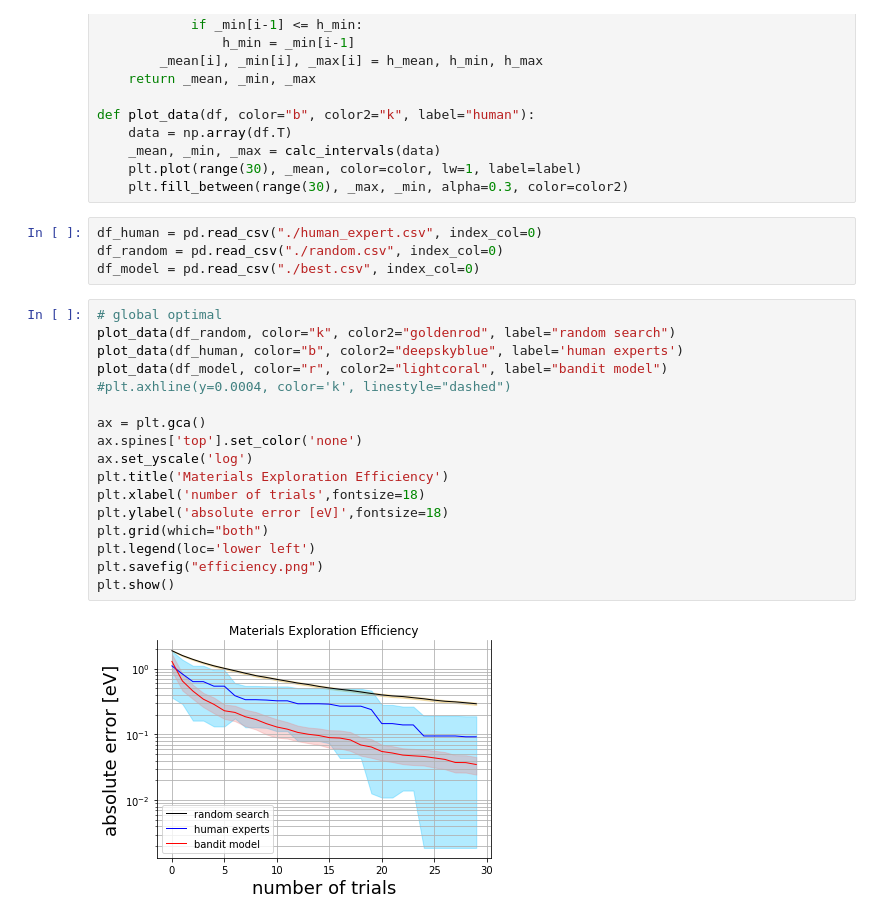
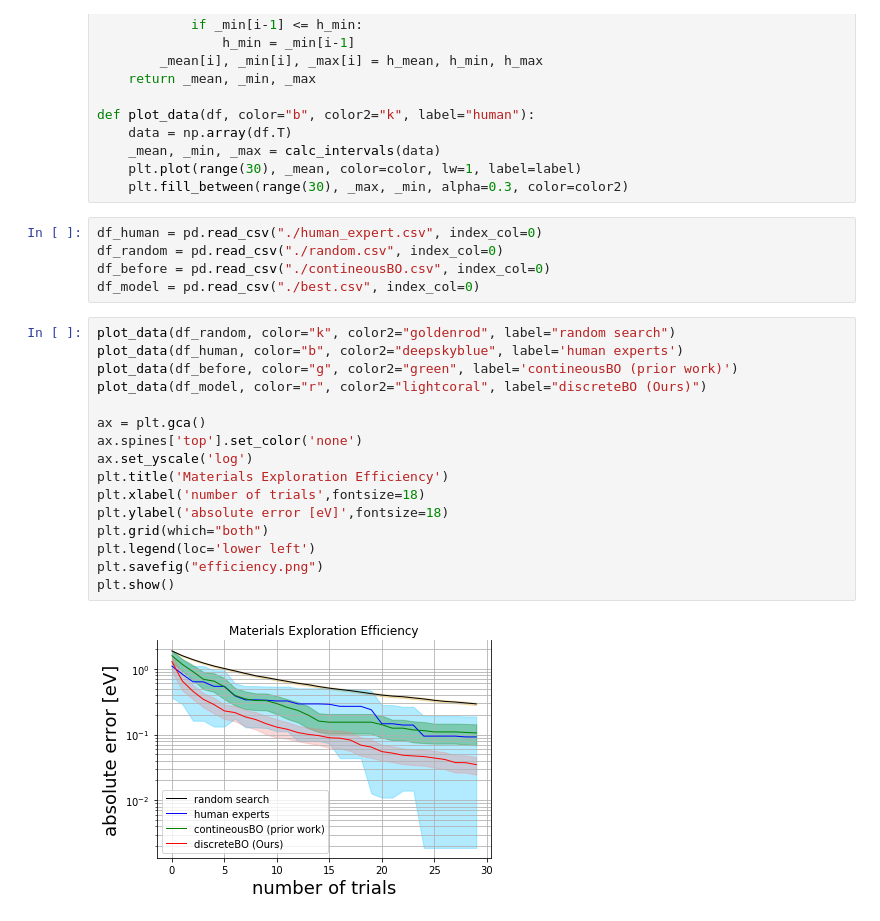
Before and after one commit to ma921/BanditMaterialsExplorer, a Jupyter notebook: results/Plot results.ipynb, the cells around one changed output. Saved outputs shown, nothing was run; the diff lists cells and outputs as text.

```diff
--- a/results/Plot results.ipynb
+++ b/results/Plot results.ipynb
@@ -37,23 +37,23 @@ def plot_data(df, color="b", color2="k", label="human"):
 # %%
 df_human = pd.read_csv("./human_expert.csv", index_col=0)
 df_random = pd.read_csv("./random.csv", index_col=0)
+df_before = pd.read_csv("./contineousBO.csv", index_col=0)
 df_model = pd.read_csv("./best.csv", index_col=0)
 # %%
-# global optimal
 plot_data(df_random, color="k", color2="goldenrod", label="random search")
 plot_data(df_human, color="b", color2="deepskyblue", label='human experts')
-plot_data(df_model, color="r", color2="lightcoral", label="bandit model")
-#plt.axhline(y=0.0004, color='k', linestyle="dashed")
+plot_data(df_before, color="g", color2="green", label='contineousBO (prior work)')
+plot_data(df_model, color="r", color2="lightcoral", label="discreteBO (Ours)")
 
 ax = plt.gca()
 ax.spines['top'].set_color('none')
 ax.set_yscale('log')
 plt.title('Materials Exploration Efficiency')
 plt.xlabel('number of trials',fontsize=18)
 plt.ylabel('absolute error [eV]',fontsize=18)
 plt.grid(which="both")
 plt.legend(loc='lower left')
 plt.savefig("efficiency.png")
 plt.show()
 # %% [output]
-[figure, old version]
+[figure, new version]
```
Also changed, not shown: 1 other file.
